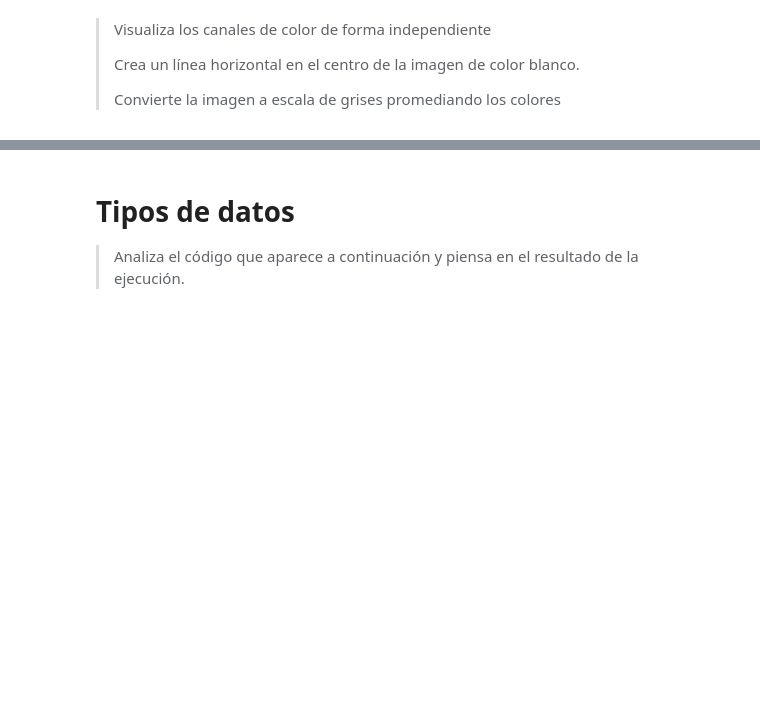
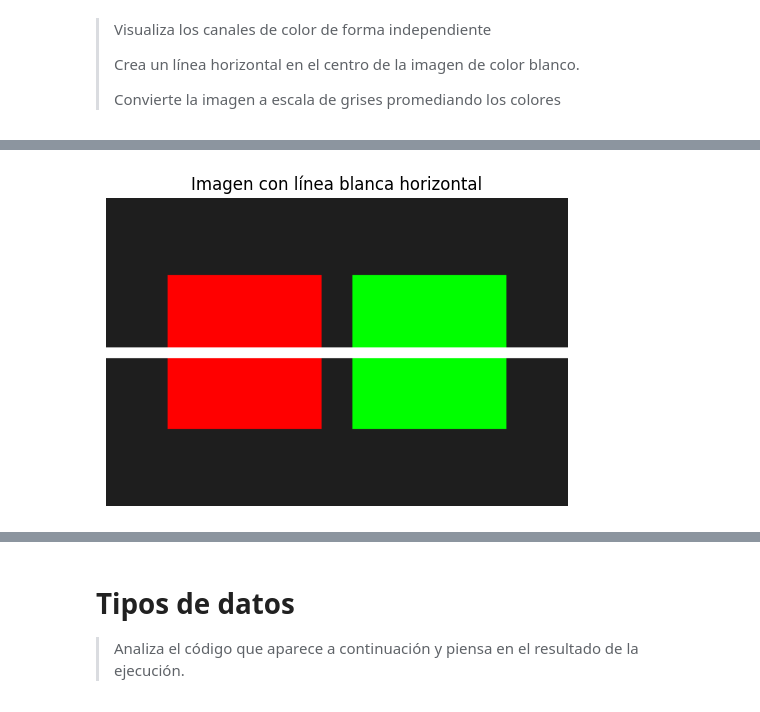
Before and after one commit to aleefdezz10/Vision-2026, a Jupyter notebook: PL2/Prac02-Imagen.ipynb, the cells around one changed output, grey strips where cells are left out. Saved outputs shown, nothing was run; the diff lists cells and outputs as text; code cells hidden in the pictures; blank space fills up the shorter version.

```diff
--- a/PL2/Prac02-Imagen.ipynb
+++ b/PL2/Prac02-Imagen.ipynb
@@ -242,0 +382,22 @@ plt.show()
+# %%
+# ============================================================
+# 4) CREAR UNA LÍNEA HORIZONTAL BLANCA EN EL CENTRO
+# ============================================================
+
+# El centro vertical está en la fila H//2
+# Línea blanca = [255,255,255] en RGB
+H = 200
+fila_central = H // 2
+# se calcula la fila del centro (entero //)
+
+# Si quieres que la línea tenga grosor, usa un rango de filas
+grosor = 3
+img[fila_central - grosor : fila_central + grosor + 1, :, :] = [255, 255, 255]
+
+plt.figure(figsize=(6, 4))
+plt.title("Imagen con línea blanca horizontal")
+plt.imshow(img)
+plt.axis("off")
+plt.show()
+# %% [output]
+[figure, added]
```
Also changed, not shown: parts of 27 cells of this notebook, 10 other files.
